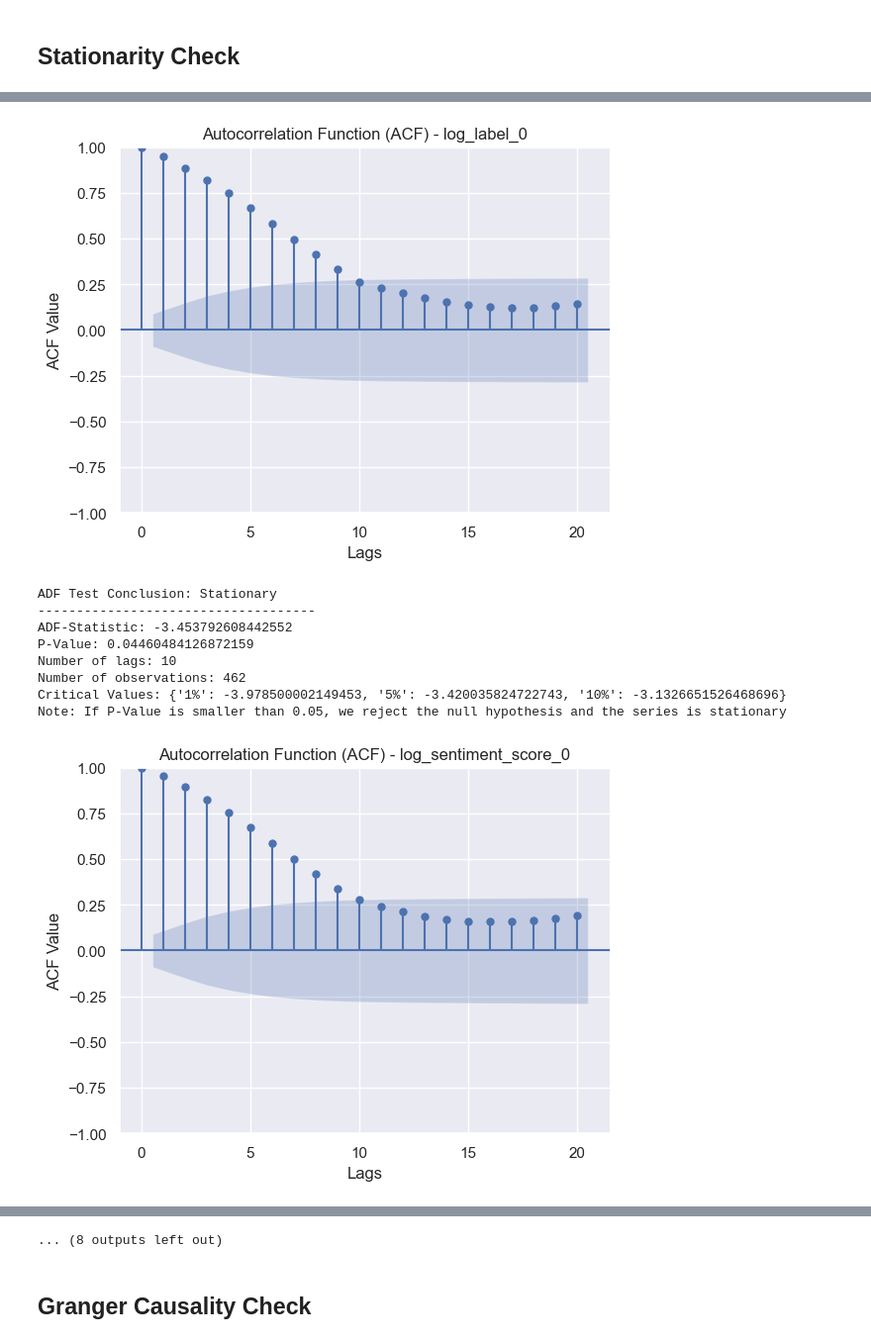
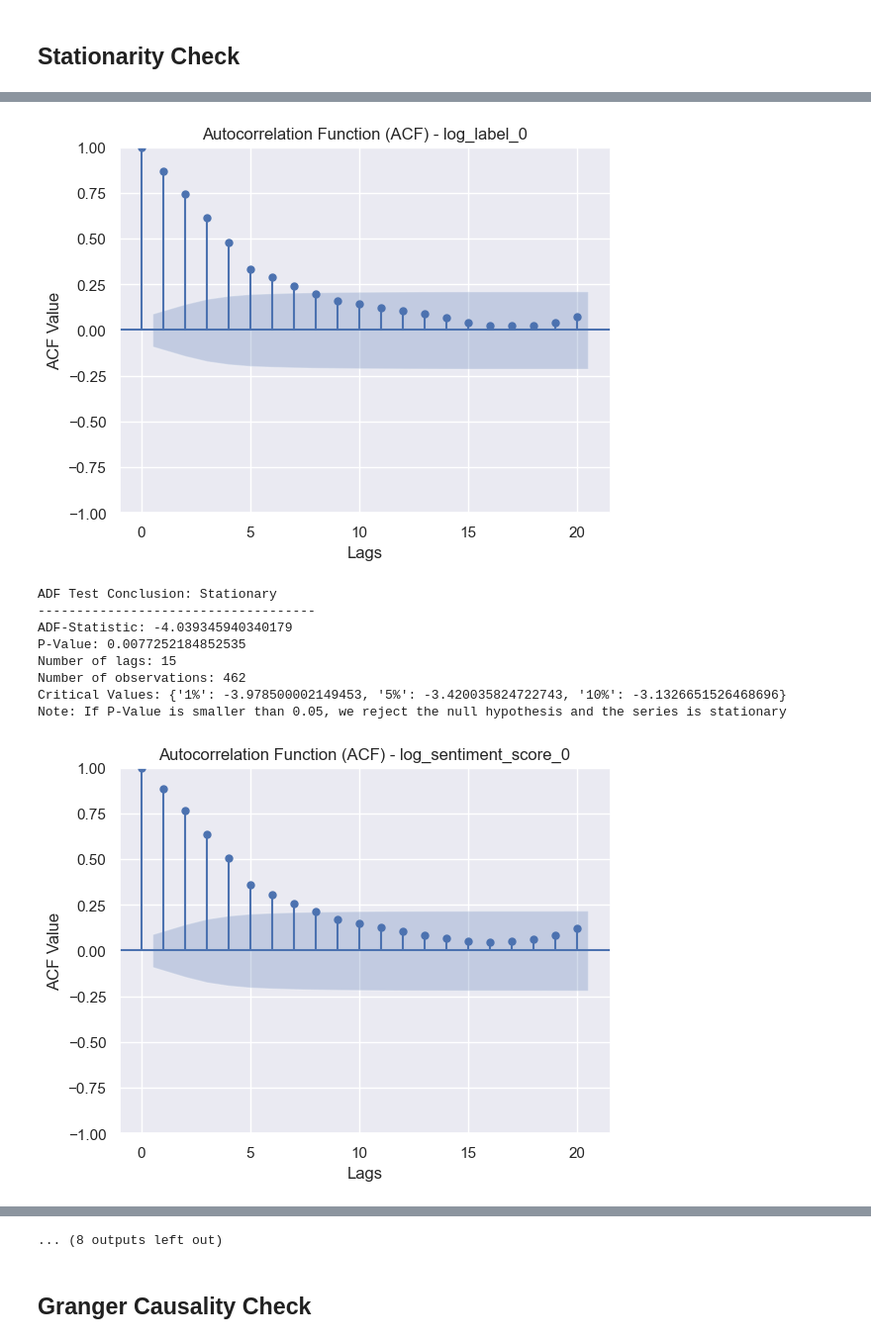
Before and after one commit to patricia-van/Oil-Price-Prediction-using-Tweets, a Jupyter notebook: modelling.ipynb, the cells around one changed output, grey strips where cells are left out. Shown at 99% size. Drawn from its saved outputs; the diff is of its cells as text; code cells hidden in the pictures.

```diff
--- a/modelling.ipynb
+++ b/modelling.ipynb
@@ -124,7 +124,7 @@ daily_sentiment.head()
 | 2022-07-06 | -0.191781 | -0.177303 | -0.204545 | -0.375000 | 0.000000 | -0.181818 | -0.207250 | -0.270887 | ... |
 # %%
 features_df = daily_sentiment.fillna(0)
-features_df = features_df.rolling(window=14).mean()
+features_df = features_df.rolling(window=7).mean()
 features_df.tail()
 # %% [output]
 |  | label_0 | sentiment_score_0 | label_1 | label_2 | label_3 | label_4 | sentiment_score_1 | sentiment_score_2 | ... |
@@ -235,5 +236,5 @@ Critical Values: {'1%': -3.978245333552409, '5%': -3.4199128949932036, '10%': -3
 Note: If P-Value is smaller than 0.05, we reject the null hypothesis and the series is stationary
 # %%
 for col in features_df.columns:
-    check_stationarity(df, col, 20)
+    check_stationarity(df, col, 14)
 # %% [output]
@@ -294,17 +295,20 @@ Note: If P-Value is smaller than 0.05, we reject the null hypothesis and the ser
 ... (8 outputs left out)
 # %%
 for col in features_df.columns:
-    new_column_name = f'log_{col}'
-    df[new_column_name] = np.log(df[col]+1)
-    check_stationarity(df, new_column_name, 20)
+    try:
+        new_column_name = f'log_{col}'
+        df[new_column_name] = np.log(df[col]+1)
+        check_stationarity(df, new_column_name, 20)
+    except:
+        continue
 # %% [output]
-[figure, old version]
+[figure, new version]
 ADF Test Conclusion: Stationary
 ------------------------------------
-ADF-Statistic: -3.453792608442552
-P-Value: 0.04460484126872159
-Number of lags: 10
+ADF-Statistic: -4.039345940340179
+P-Value: 0.0077252184852535
+Number of lags: 15
 Number of observations: 462
 Critical Values: {'1%': -3.978500002149453, '5%': -3.420035824722743, '10%': -3.1326651526468696}
 Note: If P-Value is smaller than 0.05, we reject the null hypothesis and the series is stationary
-[figure, old version]
+[figure, new version]
```
Also changed, not shown: parts of 16 cells of this notebook, 5 other files.
